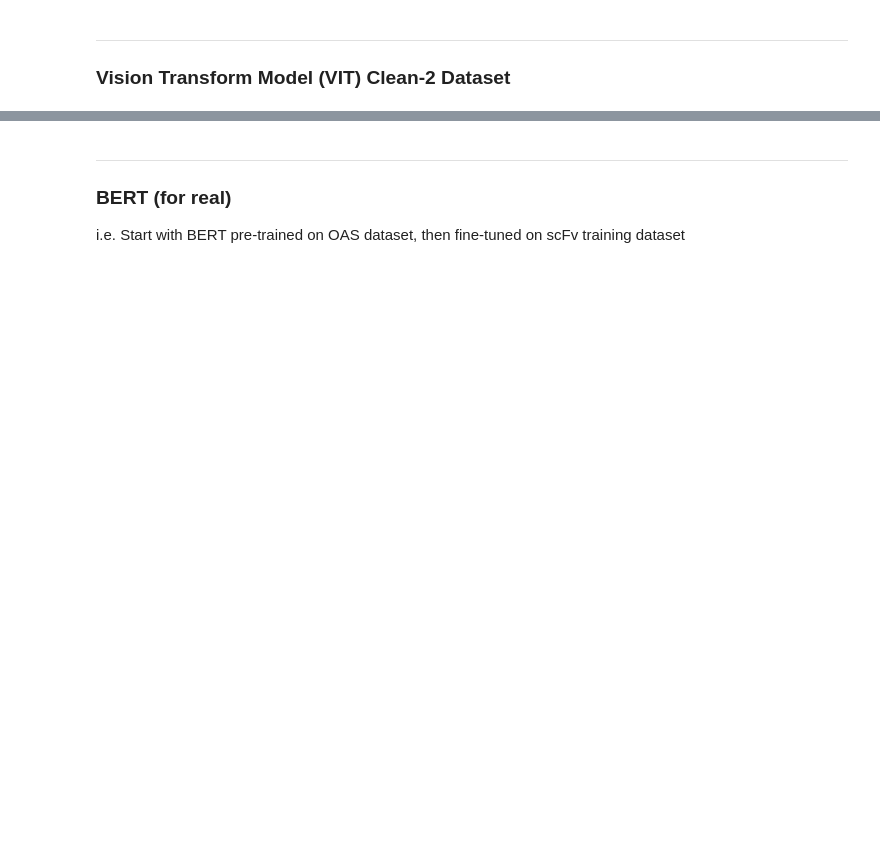
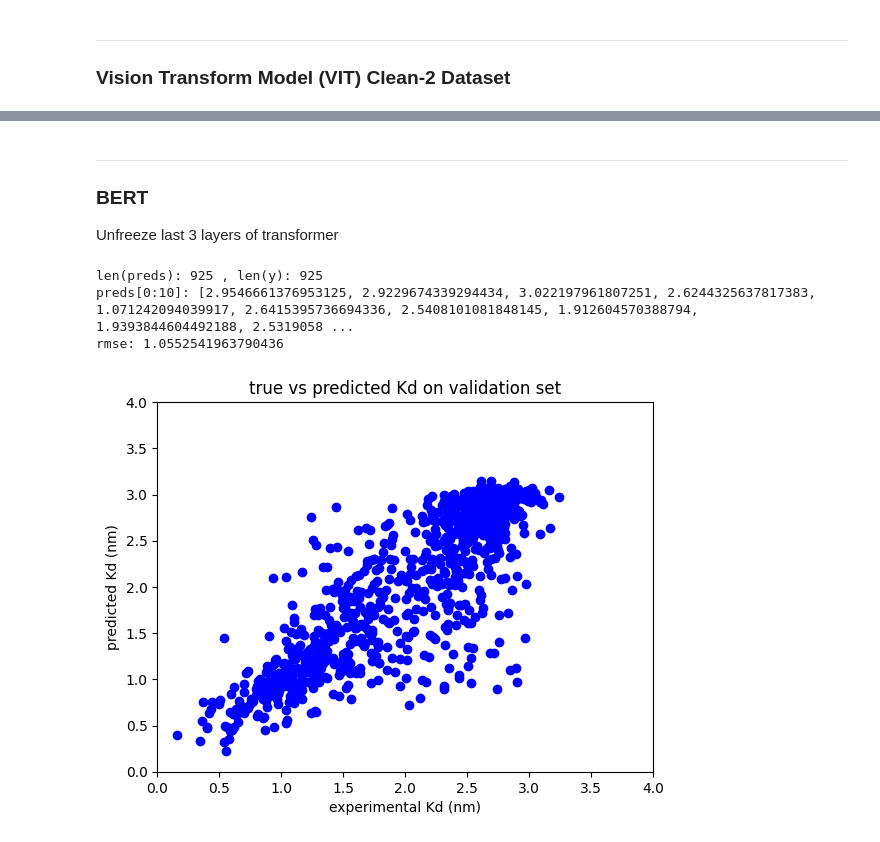
Before and after one commit to planaria158/BERT-antibody-antigen-binding-energy, a Jupyter notebook: notebooks/Inference.ipynb, the cells around one changed output, grey strips where cells are left out. Saved outputs shown, nothing was run; the diff lists cells and outputs as text; code cells hidden in the pictures; blank space fills up the shorter version.

Commit message:
added bert code from my other project Still getting it all wired up.

```diff
--- a/notebooks/Inference.ipynb
+++ b/notebooks/Inference.ipynb
@@ -204,4 +126,4 @@ plt.show()
-# %% [markdown]
-----
-### BERT (for real)
-i.e. Start with BERT pre-trained on OAS dataset, then fine-tuned on scFv training dataset
+# %% [markdown]
+----
+### BERT
+Unfreeze last 3 layers of transformer
@@ -207,0 +133,10 @@ i.e. Start with BERT pre-trained on OAS dataset, then fine-tuned on scFv trainin
+# %%
+# Inference on the validation set to compare actual with predicted values
+pred_file_path = '../inference_results/bert/clean_3_dataset/unfreeze_last_3_layers/preds_bert_1714674435.8165665.pkl'
+true_file_path = '../inference_results/bert/clean_3_dataset/unfreeze_last_3_layers/y_bert_1714674435.8167834.pkl'
+plot_pred_vs_true(pred_file_path, true_file_path, xlim=(0,4), ylim=(0,4))
+# %% [output]
+len(preds): 925 , len(y): 925
+preds[0:10]: [2.9546661376953125, 2.9229674339294434, 3.022197961807251, 2.6244325637817383, 1.071242094039917, 2.6415395736694336, 2.5408101081848145, 1.912604570388794, 1.9393844604492188, 2.5319058 ...
+rmse: 1.0552541963790436
+[figure, added]
```
Also changed, not shown: parts of 15 cells of this notebook, 18 other files.
